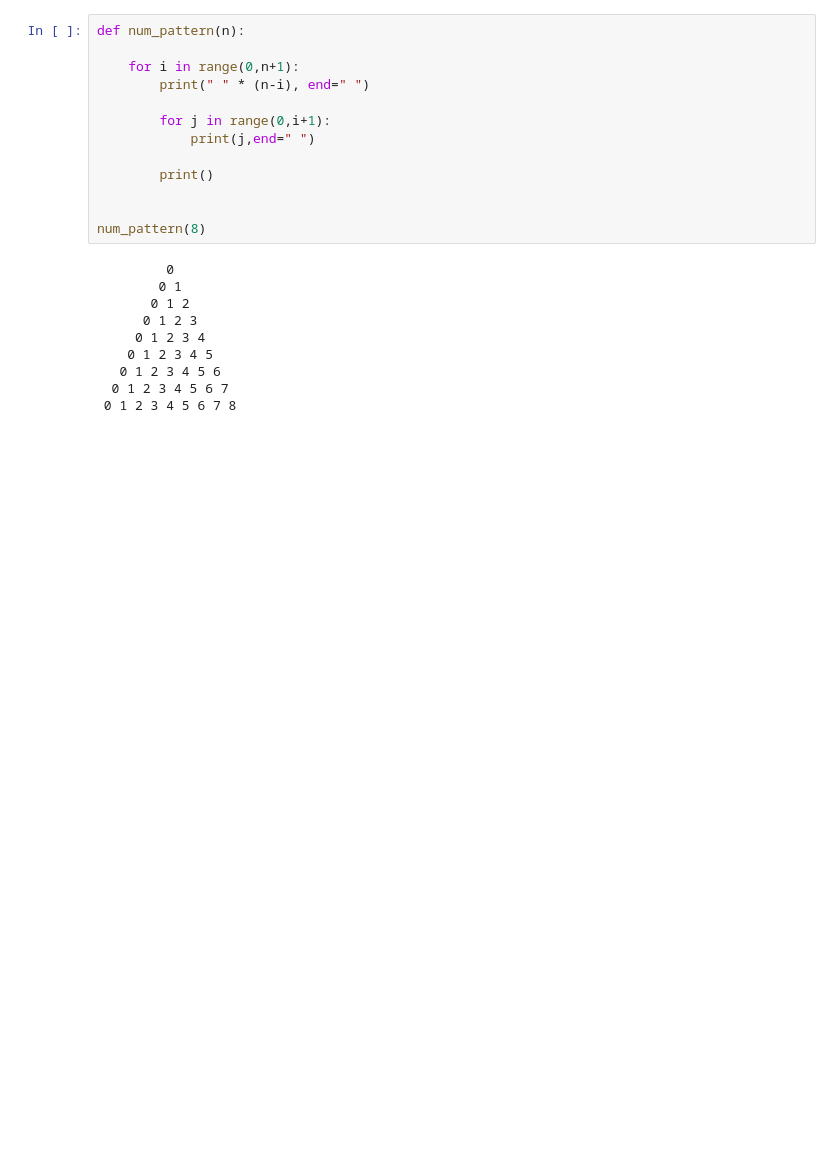
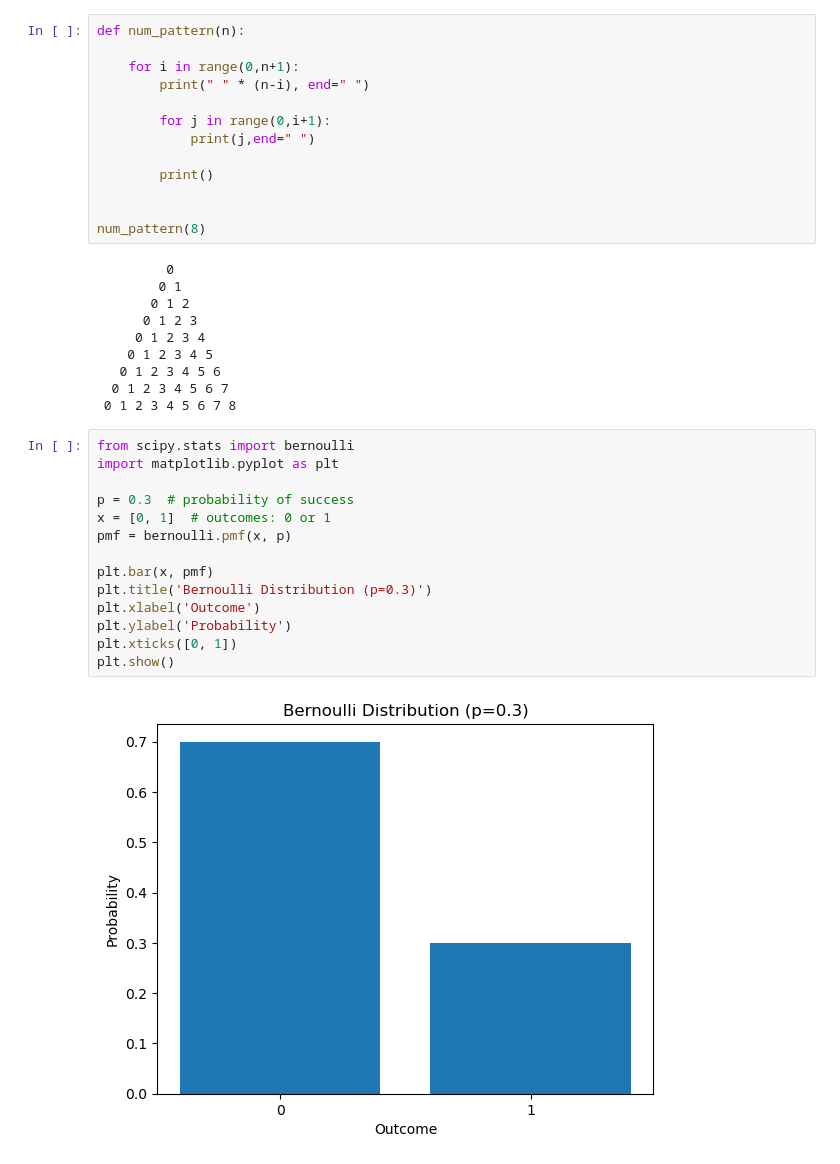
Before and after one commit to tanusnigdhabiswas/Algorithmic_Python_Programs, a Jupyter notebook: test.ipynb, the cells around one changed output. Cells and saved outputs as stored; diff of their text form; blank space fills up the shorter version.

```diff
--- a/test.ipynb
+++ b/test.ipynb
@@ -109,3 +96,19 @@ num_pattern(8)
    0 1 2 3 4 5 6
   0 1 2 3 4 5 6 7
  0 1 2 3 4 5 6 7 8
+# %%
+from scipy.stats import bernoulli
+import matplotlib.pyplot as plt
+
+p = 0.3  # probability of success
+x = [0, 1]  # outcomes: 0 or 1
+pmf = bernoulli.pmf(x, p)
+
+plt.bar(x, pmf)
+plt.title('Bernoulli Distribution (p=0.3)')
+plt.xlabel('Outcome')
+plt.ylabel('Probability')
+plt.xticks([0, 1])
+plt.show()
+# %% [output]
+[figure, added]
```
Also changed, not shown: parts of 6 cells of this notebook, 1 other file.
